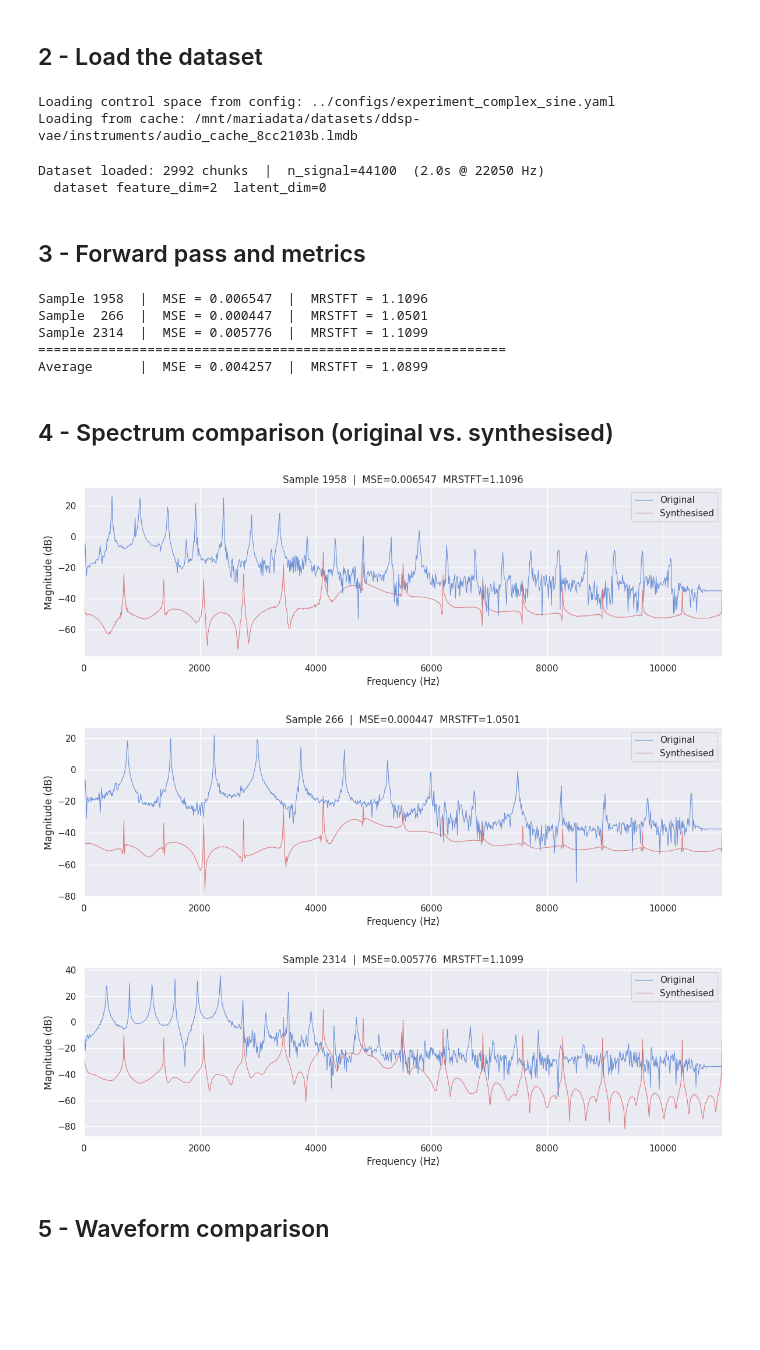
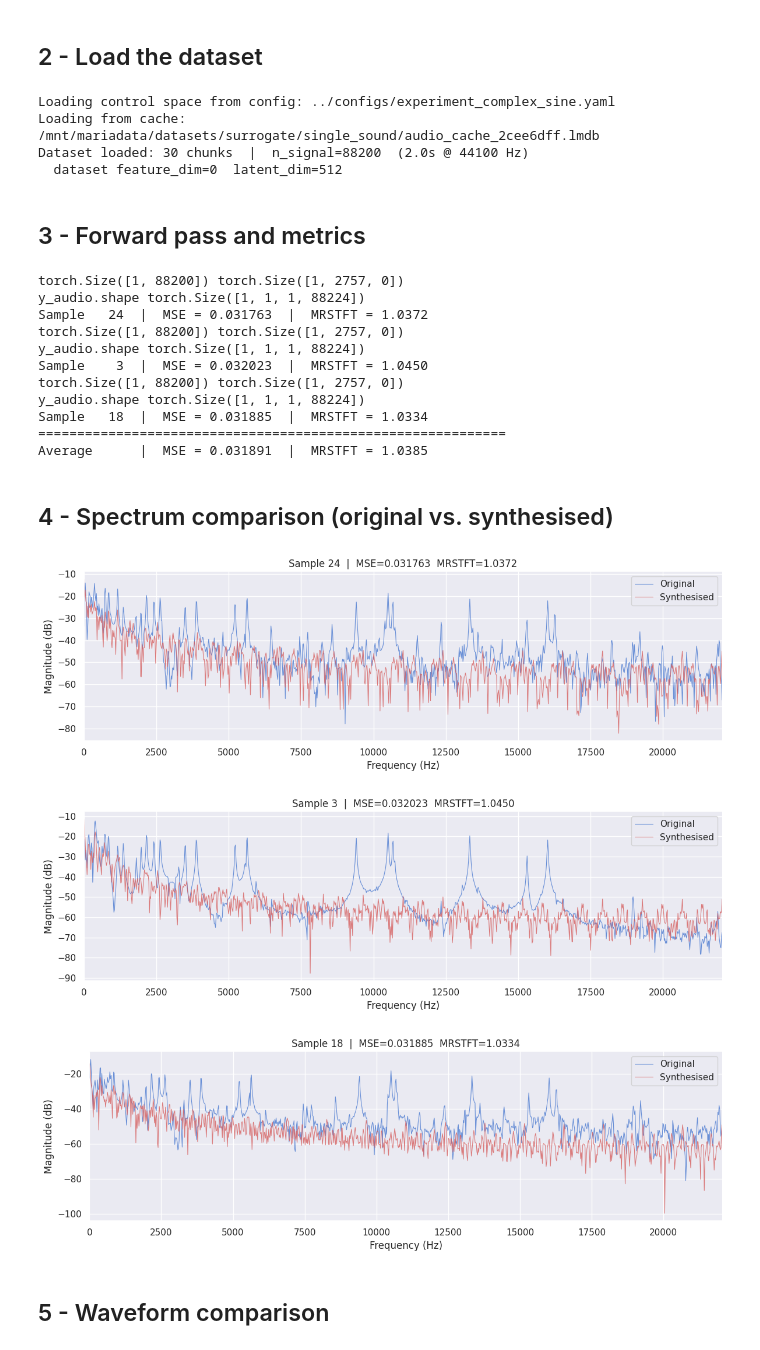
Before and after one commit to blazejkotowski/plaud, a Jupyter notebook: notebooks/model_evaluation.ipynb, the cells around one changed output. Saved outputs shown, nothing was run; the diff lists cells and outputs as text; code cells hidden in the pictures; blank space fills up the shorter version.

```diff
--- a/notebooks/model_evaluation.ipynb
+++ b/notebooks/model_evaluation.ipynb
@@ -13,11 +13,13 @@ reconstruction quality via:
 # %%
 # Configuration - edit these paths
 
-MODEL_TRAINING_DIR = "../training/synth/violin_complex_sine"
-DATASET_PATH       = "/mnt/mariadata/datasets/ddsp-vae/instruments/violin"
+MODEL_TRAINING_DIR = "../training/synth/ddsp_complex_sine"
+DATASET_PATH       = "/mnt/mariadata/datasets/surrogate/single_sound/processed"
+# MODEL_TRAINING_DIR = "../training/synth/violin_features"
+# DATASET_PATH       = "/mnt/mariadata/datasets/surrogate/single_sound/processed"
 
 # Audio parameters (must match the config used for training)
-SAMPLE_RATE        = 22050
+SAMPLE_RATE        = 44100
 CHUNK_DURATION_S   = 2.0
 RESAMPLING_FACTOR  = 32
 
@@ -70,7 +72,7 @@ model_control_space = ControlSpace(tuple(fields))
 
 ddsp = DDSP.load_from_checkpoint(
     checkpoint_path,
-    strict=False,
+    strict=True,
     device=DEVICE,
     control_space=model_control_space,
 ).to(DEVICE)
@@ -146,9 +142,9 @@ print(f"Dataset loaded: {len(dataset)} chunks  |  n_signal={n_signal}  ({CHUNK_D
 print(f"  dataset feature_dim={dataset_control_space.feature_dim}  latent_dim={dataset_control_space.latent_dim}")
 # %% [output]
 Loading control space from config: ../configs/experiment_complex_sine.yaml
-Loading from cache: /mnt/mariadata/datasets/ddsp-vae/instruments/audio_cache_8cc2103b.lmdb
+Loading from cache: /mnt/mariadata/datasets/surrogate/single_sound/audio_cache_2cee6dff.lmdb
+Dataset loaded: 30 chunks  |  n_signal=88200  (2.0s @ 44100 Hz)
+  dataset feature_dim=0  latent_dim=512
-Dataset loaded: 2992 chunks  |  n_signal=44100  (2.0s @ 22050 Hz)
-  dataset feature_dim=2  latent_dim=0
 # %% [markdown]
 ## 3 - Forward pass and metrics
 # %%
@@ -173,7 +169,9 @@ def evaluate_sample(idx: int):
     x_feat    = features.unsqueeze(0)     # [1, T_ctl, D_feat]
 
     # Forward pass (autoencoder)
-    y_audio = ddsp(x_audio, x_feat)      # [1, 1, T_audio']
+    print(x_audio.shape, x_feat.shape)
+    y_audio = ddsp(x_audio, x_feat).unsqueeze(1)      # [1, 1, T_audio']
+    print("y_audio.shape", y_audio.shape)
     y_audio = y_audio.squeeze(0)         # [1, T_audio']
 
     # Align lengths
@@ -199,7 +197,7 @@ def evaluate_sample(idx: int):
 
 
 # Pick random samples
-rng = np.random.default_rng(42)
+rng = np.random.default_rng(44)
 sample_indices = rng.choice(len(dataset), size=min(NUM_SAMPLES, len(dataset)), replace=False)
 
 results = []
@@ -213,46 +211,60 @@ avg_mrstft = np.mean([r["mrstft"] for r in results])
 print(f"{'=' * 60}")
 print(f"Average      |  MSE = {avg_mse:.6f}  |  MRSTFT = {avg_mrstft:.4f}")
 # %% [output]
-Sample 1958  |  MSE = 0.006547  |  MRSTFT = 1.1096
-Sample  266  |  MSE = 0.000447  |  MRSTFT = 1.0501
-Sample 2314  |  MSE = 0.005776  |  MRSTFT = 1.1099
+torch.Size([1, 88200]) torch.Size([1, 2757, 0])
+y_audio.shape torch.Size([1, 1, 1, 88224])
+Sample   24  |  MSE = 0.031763  |  MRSTFT = 1.0372
+torch.Size([1, 88200]) torch.Size([1, 2757, 0])
+y_audio.shape torch.Size([1, 1, 1, 88224])
+Sample    3  |  MSE = 0.032023  |  MRSTFT = 1.0450
+torch.Size([1, 88200]) torch.Size([1, 2757, 0])
+y_audio.shape torch.Size([1, 1, 1, 88224])
+Sample   18  |  MSE = 0.031885  |  MRSTFT = 1.0334
 ============================================================
-Average      |  MSE = 0.004257  |  MRSTFT = 1.0899
+Average      |  MSE = 0.031891  |  MRSTFT = 1.0385
 # %% [markdown]
 ## 4 - Spectrum comparison (original vs. synthesised)
 # %%
 def plot_spectrum(x: np.ndarray, y: np.ndarray, sr: int, title: str = ""):
-    """Plot overlaid magnitude spectra of original (x) and synthesised (y)."""
+    """Plot overlaid magnitude spectra of original (x) and synthesised (y).
+
+    Applies a Hann window to reduce spectral leakage.
+    """
     n_fft = 2048
     freqs = np.fft.rfftfreq(n_fft, d=1.0 / sr)
 
-    X = np.abs(np.fft.rfft(x, n=n_fft))
-    Y = np.abs(np.fft.rfft(y, n=n_fft))
+    # Apply Hann window to reduce spectral leakage
+    window = np.hanning(len(x))
+    x_windowed = x * window
+    y_windowed = y * window
+
+    X = np.abs(np.fft.rfft(x_windowed, n=n_fft))
+    Y = np.abs(np.fft.rfft(y_windowed, n=n_fft))
 
     # Convert to dB
     X_db = 20 * np.log10(X + 1e-8)
     Y_db = 20 * np.log10(Y + 1e-8)
 
     fig, ax = plt.subplots(figsize=(12, 4))
     ax.plot(freqs, X_db, color=sns.color_palette()[0], alpha=0.8, linewidth=0.8, label="Original")
     ax.plot(freqs, Y_db, color=sns.color_palette()[3], alpha=0.8, linewidth=0.8, label="Synthesised")
     ax.set_xlabel("Frequency (Hz)")
     ax.set_ylabel("Magnitude (dB)")
     ax.set_title(title or "Magnitude Spectrum")
     ax.legend(frameon=True, fancybox=True)
     ax.set_xlim(0, sr / 2)
     sns.despine(fig=fig)
     plt.tight_layout()
     plt.show()
 
 
 for r in results:
     plot_spectrum(r["x"], r["y"], SAMPLE_RATE,
                  title=f"Sample {r['idx']}  |  MSE={r['mse']:.6f}  MRSTFT={r['mrstft']:.4f}")
 # %% [output]
-[figure, old version]
+[figure, new version]
-[figure, old version]
+[figure, new version]
-[figure, old version]
+[figure, new version]
 # %% [markdown]
 ## 5 - Waveform comparison
 # %%
```
Also changed, not shown: parts of 3 cells of this notebook, 3 other files.
